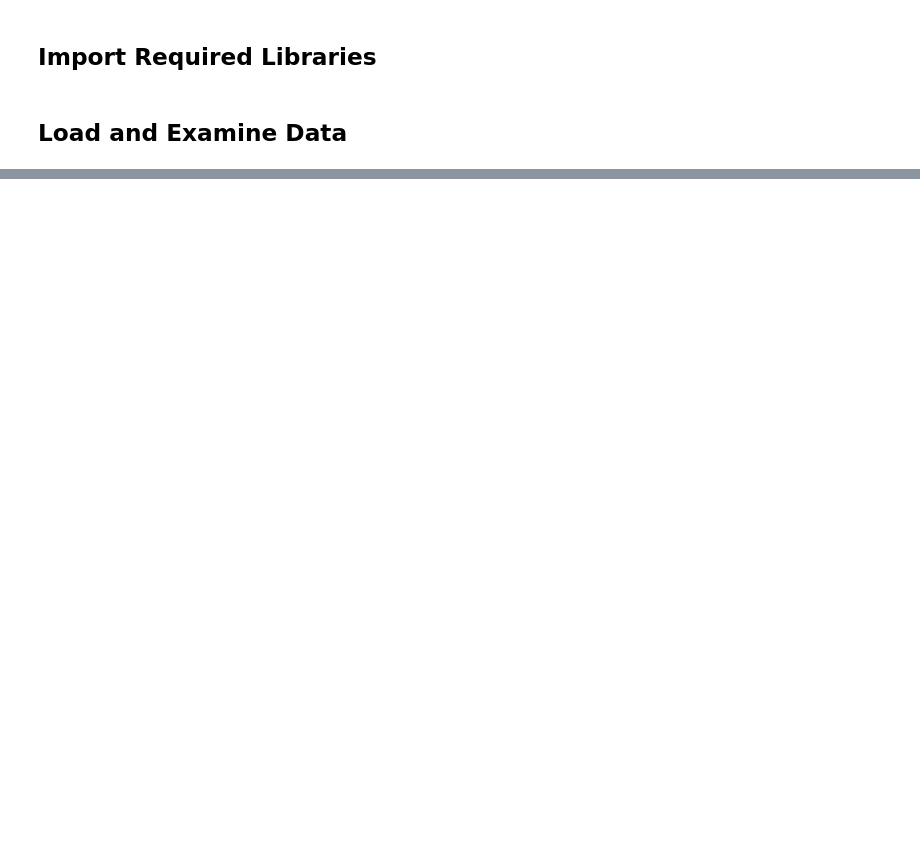
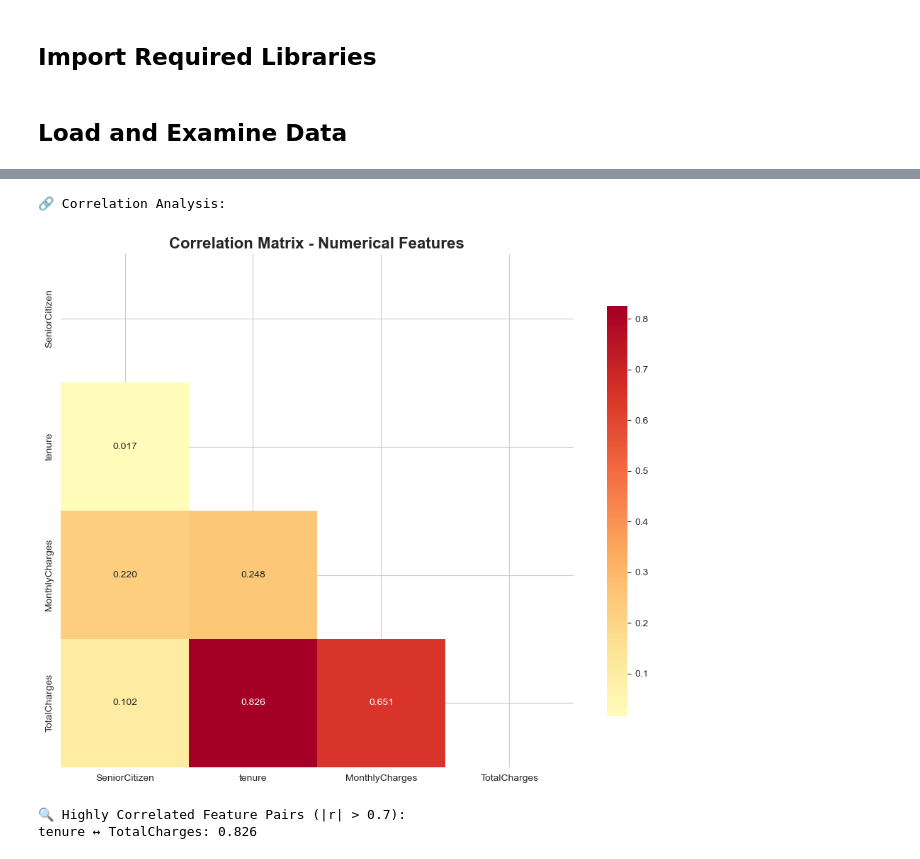
Before and after one commit to deaneeth/telco-churn-mlops-pipeline, a Jupyter notebook: notebooks/01_data_exploration.ipynb, the cells around one changed output, grey strips where cells are left out. Drawn from its saved outputs; the diff is of its cells as text; code cells hidden in the pictures; blank space fills up the shorter version.

```diff
--- a/notebooks/01_data_exploration.ipynb
+++ b/notebooks/01_data_exploration.ipynb
@@ -43,0 +237,11 @@ Creating sample structure for demonstration...
+# %%
+# Basic statistical summary for numerical features
+print("📈 Statistical Summary of Numerical Features:")
+
+# Identify numerical columns
+numerical_cols = df.select_dtypes(include=[np.number]).columns.tolist()
+print(f"Numerical columns: {numerical_cols}")
+
+# Display descriptive statistics
+numerical_stats = df[numerical_cols].describe()
+display(numerical_stats)
@@ -43,0 +260,44 @@ Creating sample structure for demonstration...
+# %%
+# Correlation analysis for numerical features
+print("🔗 Correlation Analysis:")
+
+# Calculate correlation matrix
+correlation_matrix = df[numerical_cols].corr()
+
+# Create correlation heatmap
+plt.figure(figsize=(10, 8))
+mask = np.triu(np.ones_like(correlation_matrix, dtype=bool))
+sns.heatmap(correlation_matrix,
+            mask=mask,
+            annot=True,
+            cmap='RdYlBu_r',
+            center=0,
+            square=True,
+            fmt='.3f',
+            cbar_kws={'shrink': 0.8})
+
+plt.title('Correlation Matrix - Numerical Features', fontsize=16, fontweight='bold')
+plt.tight_layout()
+plt.show()
+
+# Identify highly correlated pairs
+print("\n🔍 Highly Correlated Feature Pairs (|r| > 0.7):")
+high_corr_pairs = []
+for i in range(len(correlation_matrix.columns)):
+    for j in range(i+1, len(correlation_matrix.columns)):
+        corr_val = correlation_matrix.iloc[i, j]
+        if abs(corr_val) > 0.7:
+            high_corr_pairs.append((
+                correlation_matrix.columns[i],
+                correlation_matrix.columns[j],
+                corr_val
+            ))
+            print(f"{correlation_matrix.columns[i]} ↔ {correlation_matrix.columns[j]}: {corr_val:.3f}")
+
+if not high_corr_pairs:
+    print("No highly correlated pairs found (threshold: |r| > 0.7)")
+# %% [output]
+🔗 Correlation Analysis:
+[figure, added]
+🔍 Highly Correlated Feature Pairs (|r| > 0.7):
+tenure ↔ TotalCharges: 0.826
```
Also changed, not shown: parts of 26 cells of this notebook, 6 other files.
